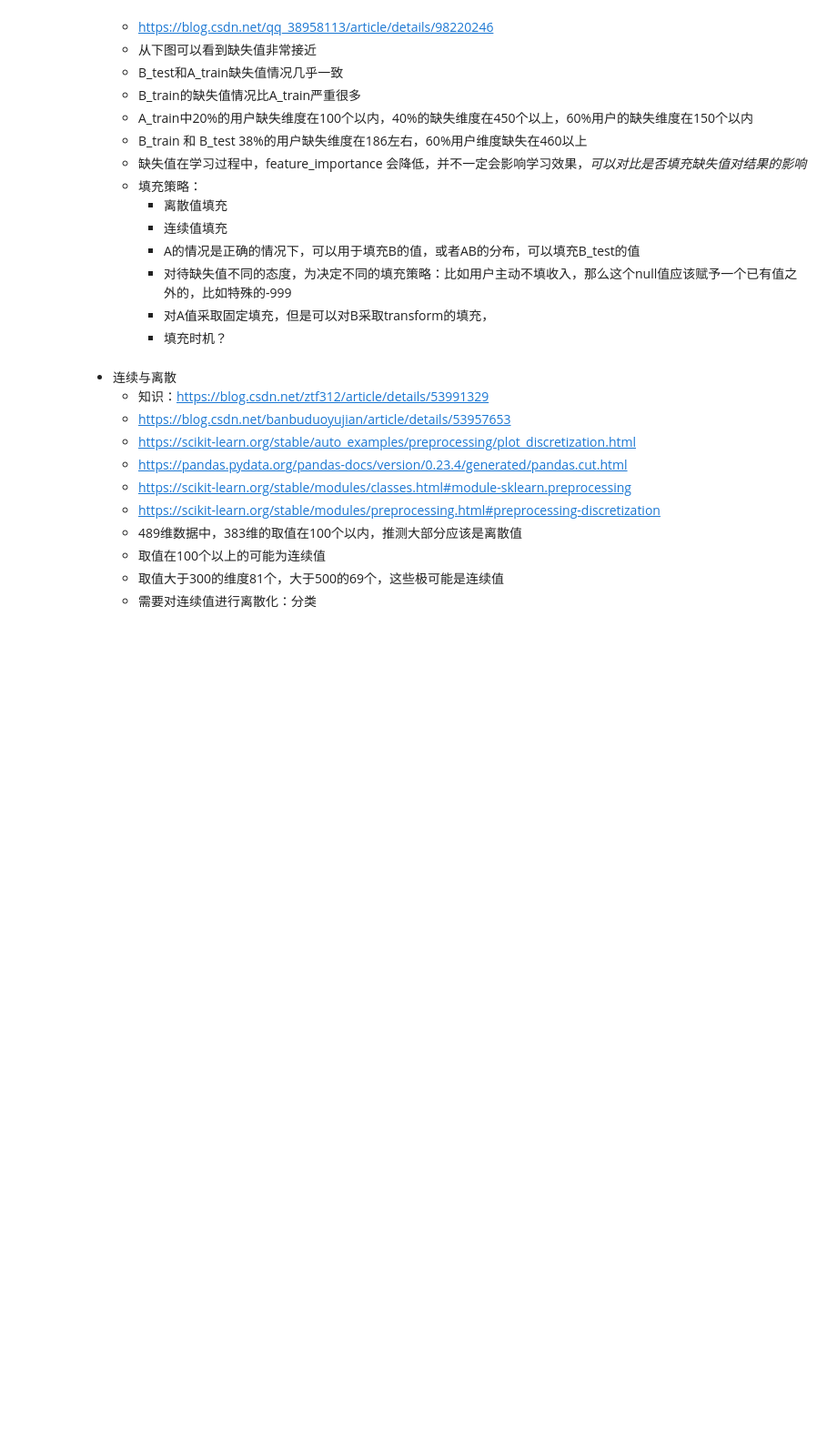
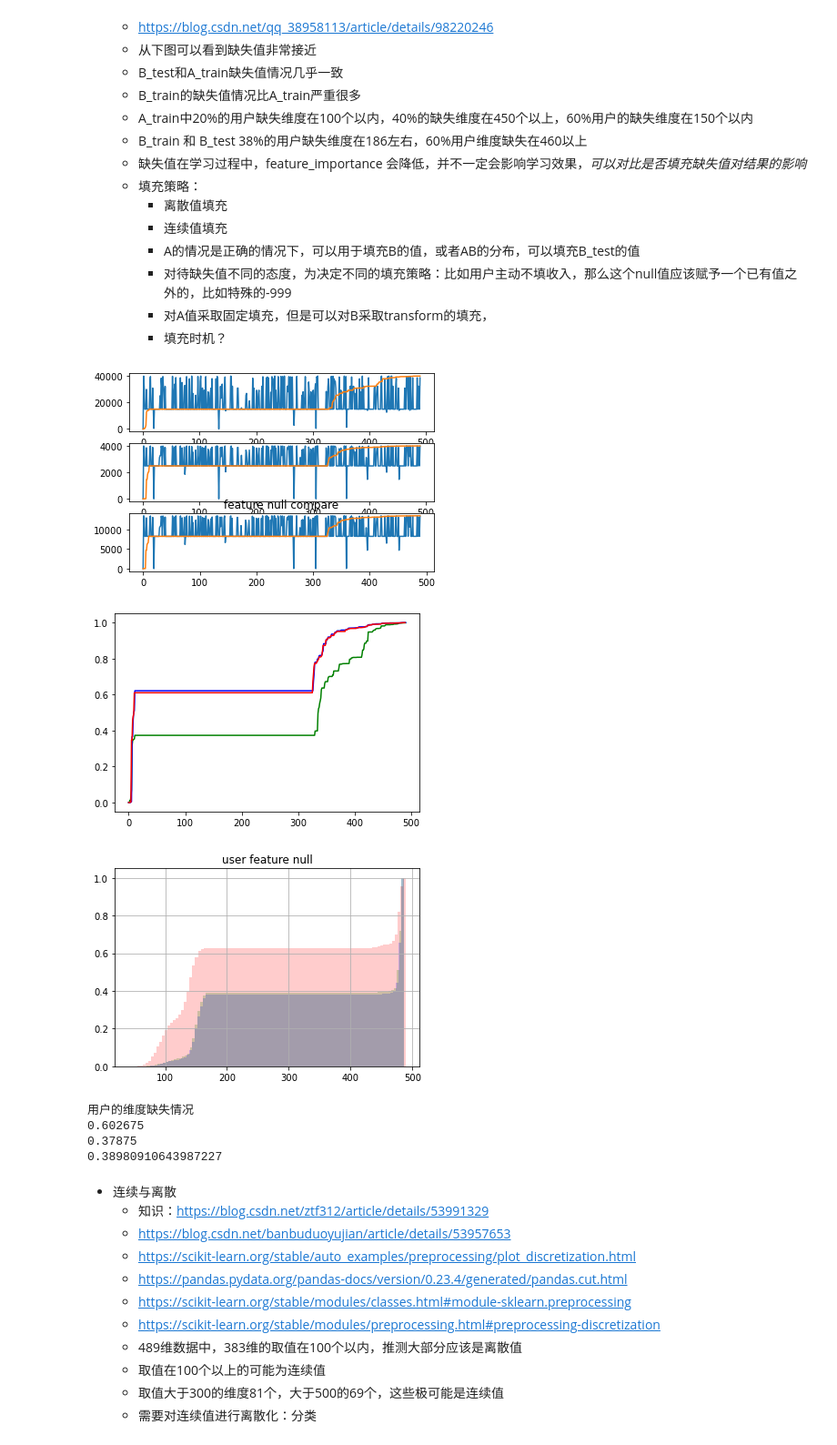
Before and after one commit to heran/QH_FInSight, a Jupyter notebook: code/eda.ipynb, the cells around one changed output. Shown at 91% size. Saved outputs shown, nothing was run; the diff lists cells and outputs as text; code cells hidden in the pictures; blank space fills up the shorter version.

````diff
--- a/code/eda.ipynb
+++ b/code/eda.ipynb
@@ -8,6 +8,13 @@ os.chdir('./code')
 sys.path.append(os.getcwd())
 
 ```
+# %%
+
+
+threshold_column_null = 0.63
+threshold_k_bins = 30
+discrete_threshold = 200
+fillna_b_ = 10
 # %%
 import numpy as np
 import pandas as pd
@@ -66,34 +81,41 @@ plt.subplot(313).plot(fet_null.values)
 plt.subplot(311).plot(np.sort(fea_null))
 plt.subplot(312).plot(np.sort(feb_null))
 plt.subplot(313).plot(np.sort(fet_null))
 plt.title('feature null compare')
 plt.show()
 
 # 缺失值归一化
 plt.plot(np.sort(fea_null/a_data.shape[0]), color='green')
 plt.plot(np.sort(feb_null/b_data.shape[0]), color='blue')
 plt.plot(np.sort(fet_null/test_data.shape[0]),color='red')
 plt.show()
 
 u_fea_null = np.sum(a_data.isnull(), axis=1)
 u_feb_null = np.sum(b_data.isnull(), axis=1)
 u_fet_null = np.sum(test_data.isnull(), axis=1)
 u_fea_null.hist(cumulative=True, density=True, bins=100, alpha=.2, color="r")
 u_feb_null.hist(cumulative=True, density=True, bins=100, alpha=.2, color="b")
 u_fet_null.hist(cumulative=True, density=True, bins=100, alpha=.2, color="g")
 plt.title('user feature null')
 plt.show()
 print( "用户的维度缺失情况")
 print( (u_fea_null[u_fea_null<156].count()-0.0)/u_fea_null.count())
 print( (u_feb_null[u_feb_null<186].count()-0.0)/u_feb_null.count())
 print( (u_fet_null[u_fet_null<186].count()-0.0)/u_fet_null.count())
 
 # 保留null值更少的维度
-threshold_column_null = 0.99
 a_less_null_columns = fea_null[fea_null<a_data.shape[0]*threshold_column_null].sort_values(axis=0).index
 b_less_null_columns = feb_null[feb_null<b_data.shape[0]*threshold_column_null].sort_values(axis=0).index
 test_less_null_columns = fet_null[fet_null<test_data.shape[0]*threshold_column_null].sort_values(axis=0).index
 a_b_less_null_columns = a_less_null_columns.intersection(b_less_null_columns)
+# %% [output]
+[figure, added]
+[figure, added]
+[figure, added]
+用户的维度缺失情况
+0.602675
+0.37875
+0.38980910643987227
 # %% [markdown]
 * 连续与离散
     * 知识：https://blog.csdn.net/ztf312/article/details/53991329
````
Also changed, not shown: parts of 13 cells of this notebook, 1 other file.
